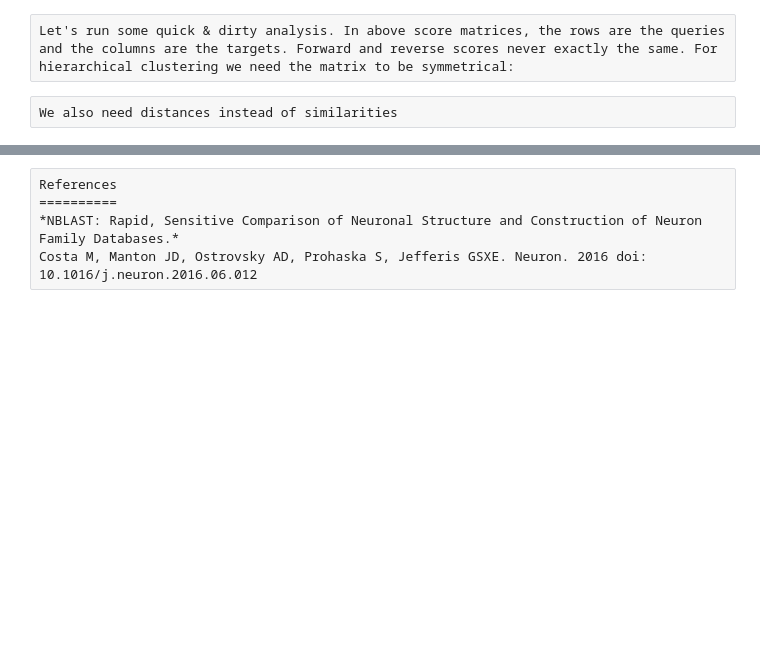
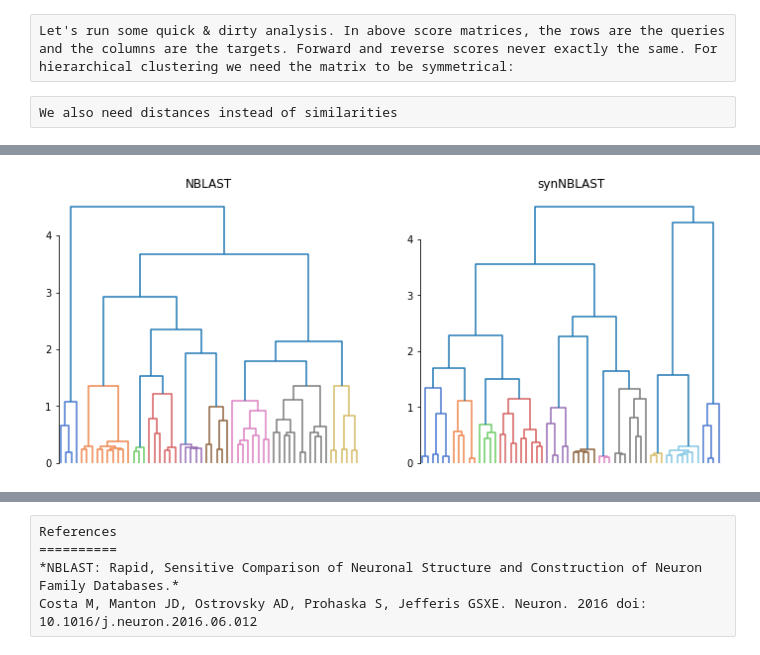
Before and after one commit to navis-org/navis, a Jupyter notebook: docs/source/tutorials/nblast.ipynb, the cells around one changed output, grey strips where cells are left out. Saved outputs shown, nothing was run; the diff lists cells and outputs as text; code cells hidden in the pictures; blank space fills up the shorter version.

```diff
--- a/docs/source/tutorials/nblast.ipynb
+++ b/docs/source/tutorials/nblast.ipynb
@@ -128,0 +181,3 @@ sns.despine(trim=True, bottom=True)
+# %%
+pns = neu.fetch_skeletons(neu.NeuronCriteria(type='.*lPN.*', regex=True), with_synapses=True)
+pns.head()
@@ -128,0 +193,4 @@ sns.despine(trim=True, bottom=True)
+# %%
+pns_um = pns / (1000 / 8)
+pns_dps = navis.make_dotprops(pns_um, k=5)
+pns_dps
@@ -128,0 +205,25 @@ sns.despine(trim=True, bottom=True)
+# %%
+# Run an all-by-all NBLAST and synNBLAST
+pns_nbl = navis.nblast_allbyall(pns_dps, progress=False)
+pns_synbl = navis.synblast(pns_um, pns_um, by_type=True, progress=False)
+
+# Generate the linear vectors
+nbl_vec = squareform(((pns_nbl + pns_nbl.T) / 2 - 1) * -1, checks=False)
+synbl_vec = squareform(((pns_synbl + pns_synbl.T) / 2 - 1) * -1, checks=False)
+
+# Generate linkages
+Z_nbl = linkage(nbl_vec, method='ward', optimal_ordering=True)
+Z_synbl = linkage(synbl_vec, method='ward', optimal_ordering=True)
+
+# Plot dendrograms
+fig, axes = plt.subplots(1, 2, figsize=(12, 5))
+
+dn1 = dendrogram(Z_nbl, no_labels=True, color_threshold=1.5, ax=axes[0])
+dn2 = dendrogram(Z_synbl, no_labels=True, color_threshold=1.5, ax=axes[1])
+
+axes[0].set_title('NBLAST')
+axes[1].set_title('synNBLAST')
+
+sns.despine(trim=True, bottom=True)
+# %% [output]
+[figure, added]
```
Also changed, not shown: parts of 18 cells of this notebook.
